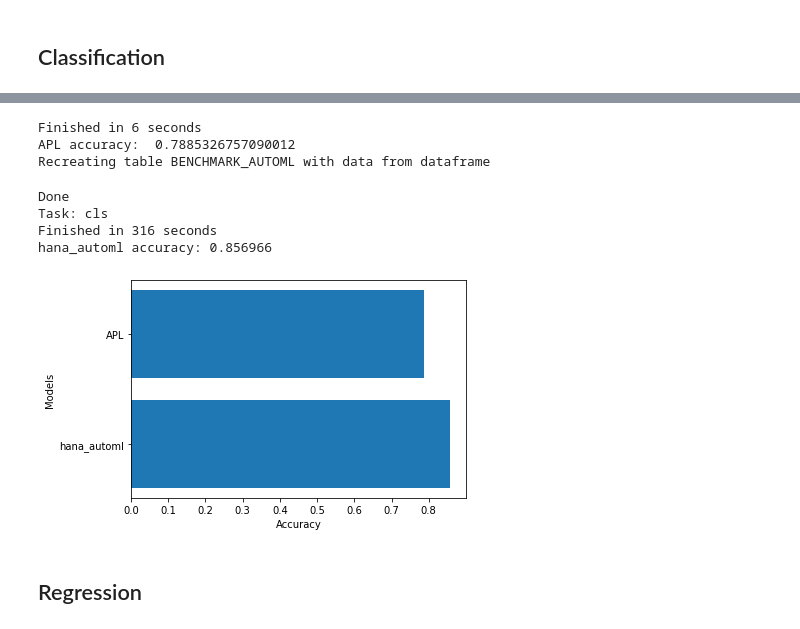
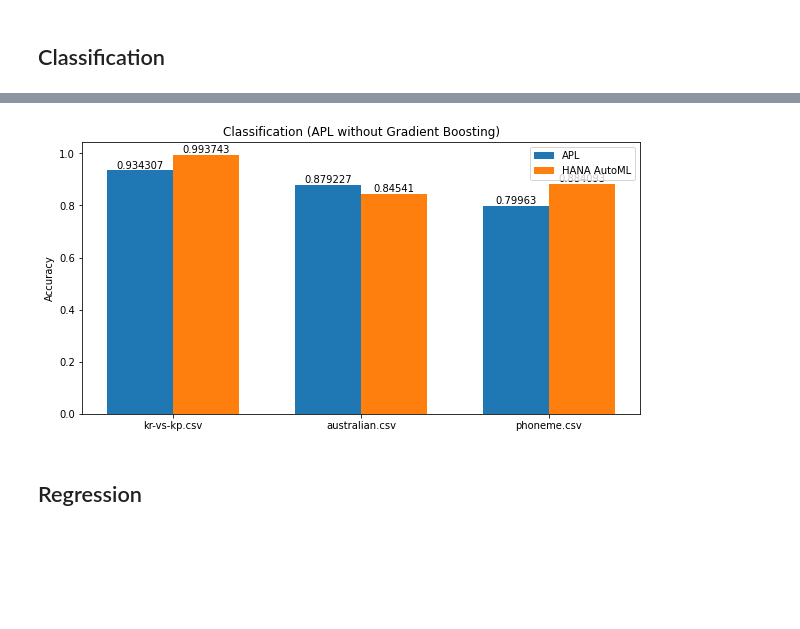
Before and after one commit to dan0nchik/SAP-HANA-AutoML, a Jupyter notebook: comparison_openml.ipynb, the cells around one changed output, grey strips where cells are left out. Drawn from its saved outputs; the diff is of its cells as text; code cells hidden in the pictures; blank space fills up the shorter version.

```diff
--- a/comparison_openml.ipynb
+++ b/comparison_openml.ipynb
@@ -44,15 +69,6 @@ hana_automl accuracy: 0.869565
-# %%
-# https://www.openml.org/d/1489
-b.run('./data/benchmark/cls/phoneme.csv', task='cls', label='Class', categorical=['Class'], grad_boost=False)
-b.plot_results()
-# %% [output]
-Finished in 6 seconds
-APL accuracy:  0.7885326757090012
-Recreating table BENCHMARK_AUTOML with data from dataframe
-Done
-Task: cls
-Finished in 316 seconds
-hana_automl accuracy: 0.856966
-[figure, removed]
+# %%
+plot_results(task='Classification', boosting=False)
+# %% [output]
+[figure, added]
 # %% [markdown]
 ## Regression
```
Also changed, not shown: parts of 29 cells of this notebook, 2 other files.
